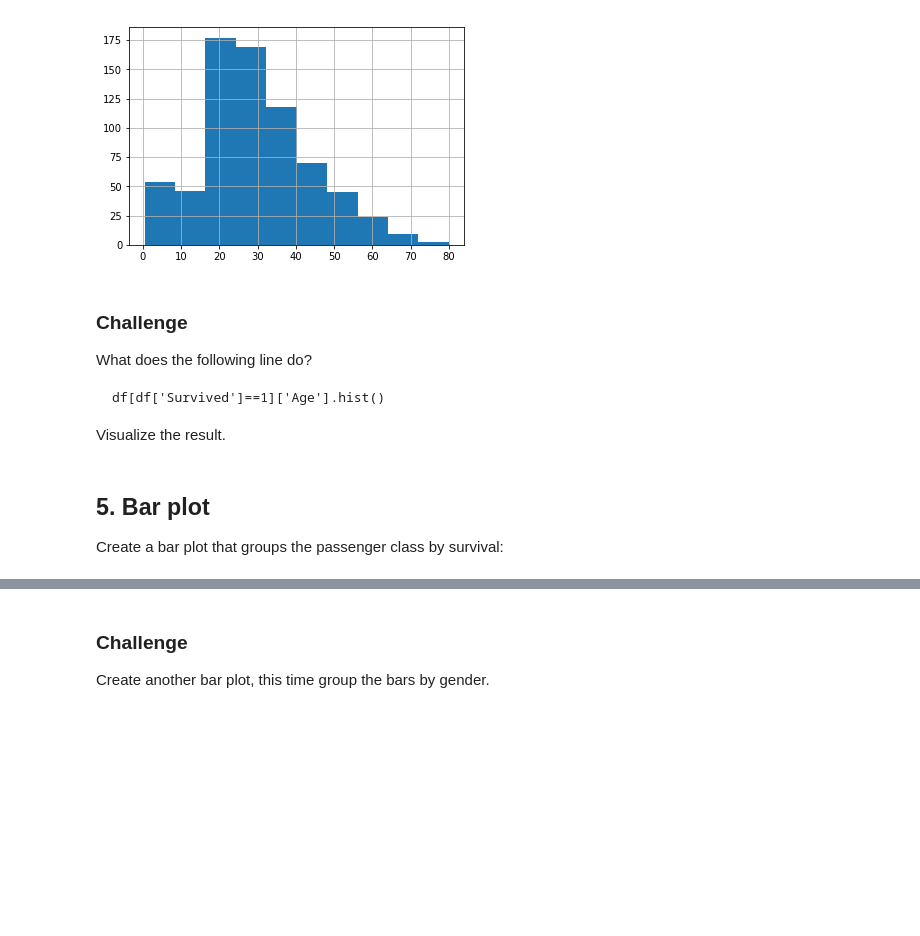
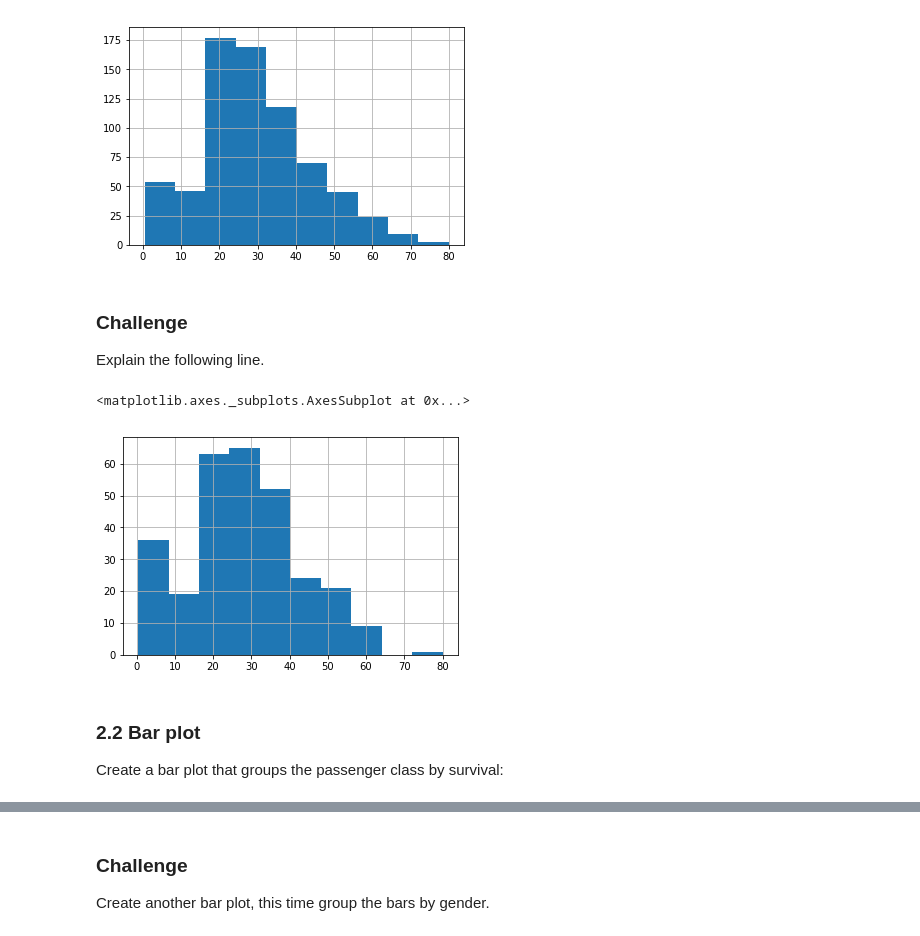
Before and after one commit to krother/talks, a Jupyter notebook: titanic/Titanic - a Machine Learning Case Study.ipynb, the cells around one changed output, grey strips where cells are left out. Saved outputs shown, nothing was run; the diff lists cells and outputs as text; code cells hidden in the pictures; blank space fills up the shorter version.

Commit message:
added more images

```diff
--- a/titanic/Titanic - a Machine Learning Case Study.ipynb
+++ b/titanic/Titanic - a Machine Learning Case Study.ipynb
@@ -70,15 +77,16 @@ df['Age'].hist()
 # %% [output]
 <matplotlib.axes._subplots.AxesSubplot at 0x...>
 [figure]
-# %% [markdown]
-### Challenge
-What does the following line do?
-
-    df[df['Survived']==1]['Age'].hist()
-
-Visualize the result.
+# %% [markdown]
+### Challenge
+Explain the following line.
+# %%
+df[df['Survived']==1]['Age'].hist()
+# %% [output]
+<matplotlib.axes._subplots.AxesSubplot at 0x...>
+[figure, added]
 # %% [markdown]
-## 5. Bar plot
+### 2.2 Bar plot
 
 Create a bar plot that groups the passenger class by survival:
 # %%
```
Also changed, not shown: parts of 21 cells of this notebook, 6 other files.
